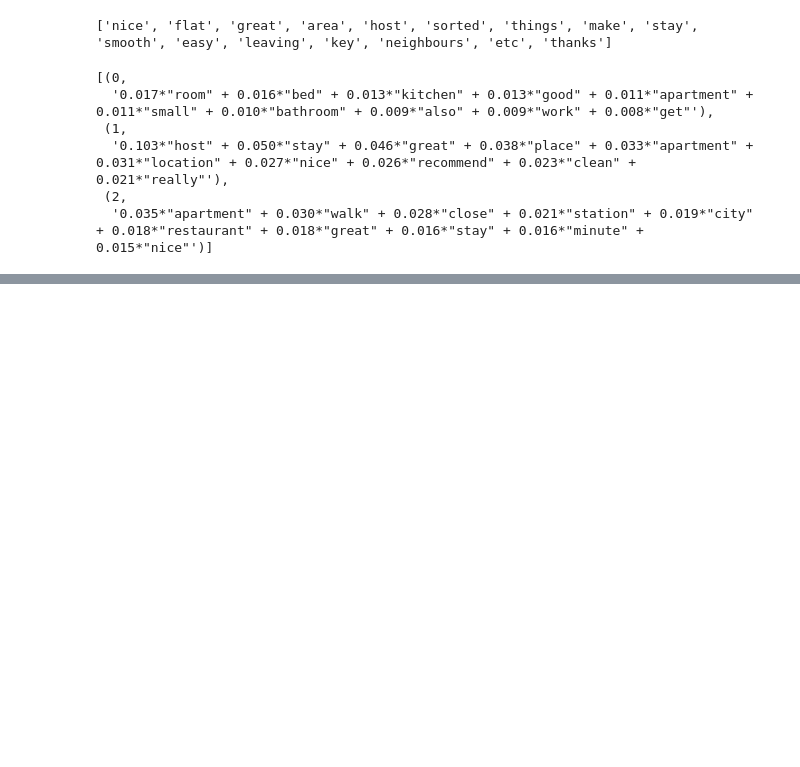
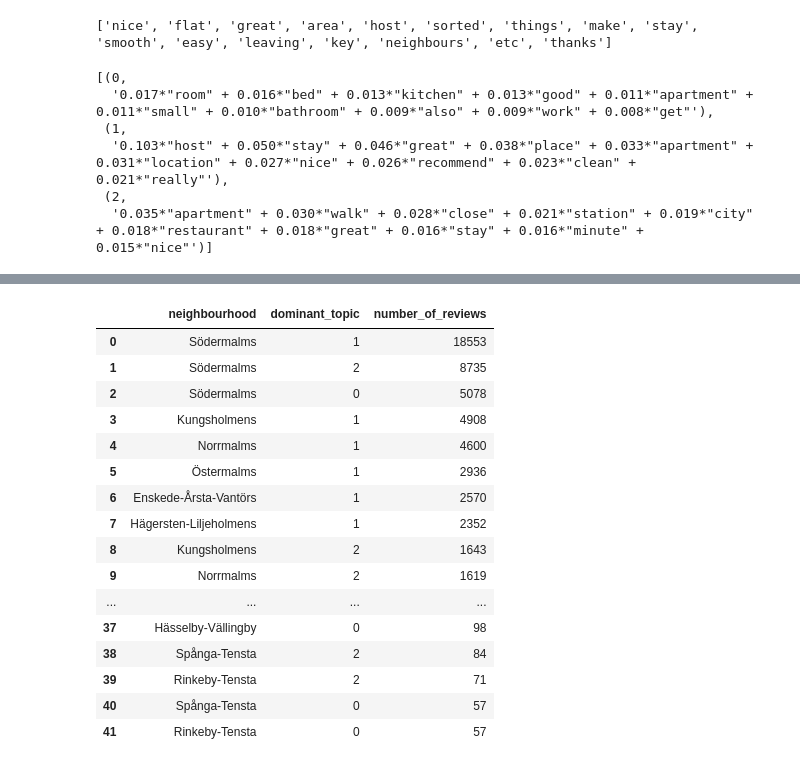
Before and after one commit to TanjaDS/Examensarbete_Airbnb, a Jupyter notebook: models/topic_modelling.ipynb, the cells around one changed output, grey strips where cells are left out. Saved outputs shown, nothing was run; the diff lists cells and outputs as text; code cells hidden in the pictures; blank space fills up the shorter version.

```diff
--- a/models/topic_modelling.ipynb
+++ b/models/topic_modelling.ipynb
@@ -181,0 +211,24 @@ plt.show()
+# %%
+numnber_topic_by_neighbourhood = (df_dominant_topic.groupby(['neighbourhood', 'dominant_topic'])
+        .agg(number_of_reviews=('number_of_reviews', 'count'))
+        .sort_values('number_of_reviews', ascending=False)
+        .reset_index())
+numnber_topic_by_neighbourhood
+# %% [output]
+|  | neighbourhood | dominant_topic | number_of_reviews |
+| 0 | Södermalms | 1 | 18553 |
+| 1 | Södermalms | 2 | 8735 |
+| 2 | Södermalms | 0 | 5078 |
+| 3 | Kungsholmens | 1 | 4908 |
+| 4 | Norrmalms | 1 | 4600 |
+| 5 | Östermalms | 1 | 2936 |
+| 6 | Enskede-Årsta-Vantörs | 1 | 2570 |
+| 7 | Hägersten-Liljeholmens | 1 | 2352 |
+| 8 | Kungsholmens | 2 | 1643 |
+| 9 | Norrmalms | 2 | 1619 |
+| ... | ... | ... | ... |
+| 37 | Hässelby-Vällingby | 0 | 98 |
+| 38 | Spånga-Tensta | 2 | 84 |
+| 39 | Rinkeby-Tensta | 2 | 71 |
+| 40 | Spånga-Tensta | 0 | 57 |
+| 41 | Rinkeby-Tensta | 0 | 57 |
```
Also changed, not shown: parts of 8 cells of this notebook, 2 other files.
